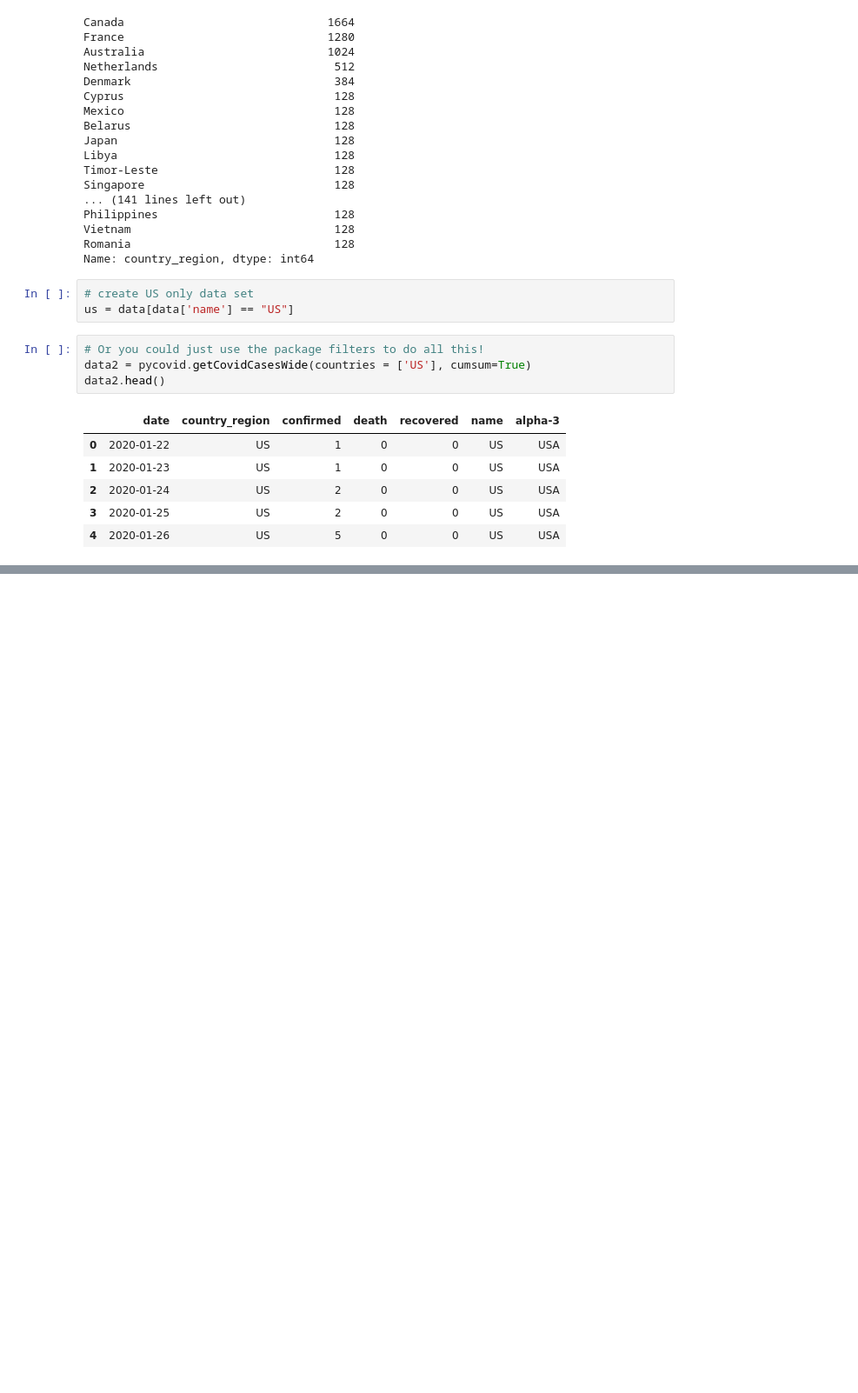
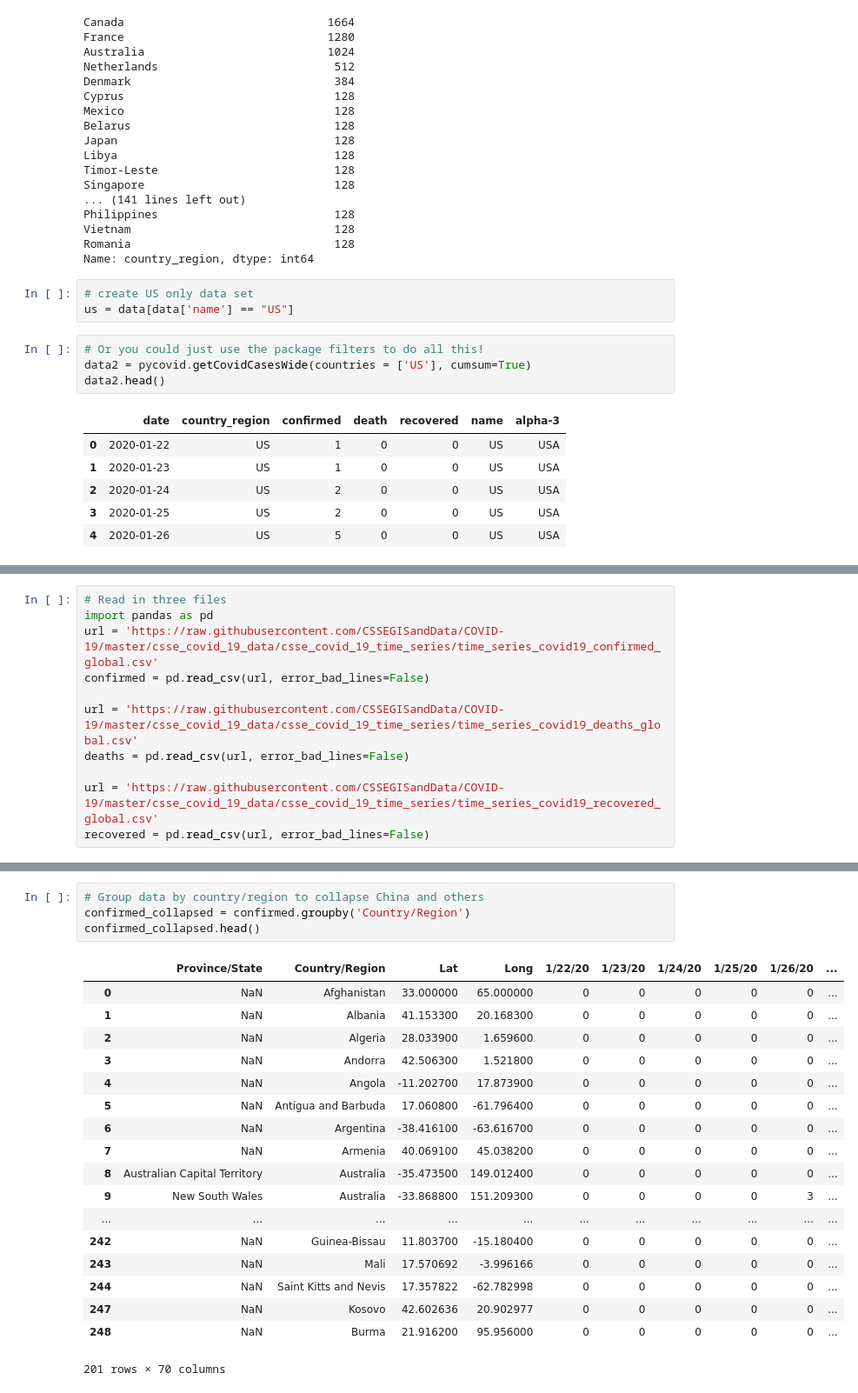
Before and after one commit to martonik/COVID-19, a Jupyter notebook: COVID_tracking.ipynb, the cells around one changed output, grey strips where cells are left out. Shown at 87% size. Drawn from its saved outputs; the diff is of its cells as text; blank space fills up the shorter version.

```diff
--- a/COVID_tracking.ipynb
+++ b/COVID_tracking.ipynb
@@ -146,0 +221,11 @@ va.head()
+# %%
+# Read in three files
+import pandas as pd
+url = 'https://raw.githubusercontent.com/CSSEGISandData/COVID-19/master/csse_covid_19_data/csse_covid_19_time_series/time_series_covid19_confirmed_global.csv'
+confirmed = pd.read_csv(url, error_bad_lines=False)
+
+url = 'https://raw.githubusercontent.com/CSSEGISandData/COVID-19/master/csse_covid_19_data/csse_covid_19_time_series/time_series_covid19_deaths_global.csv'
+deaths = pd.read_csv(url, error_bad_lines=False)
+
+url = 'https://raw.githubusercontent.com/CSSEGISandData/COVID-19/master/csse_covid_19_data/csse_covid_19_time_series/time_series_covid19_recovered_global.csv'
+recovered = pd.read_csv(url, error_bad_lines=False)
@@ -146,0 +301,23 @@ va.head()
+# %%
+# Group data by country/region to collapse China and others
+confirmed_collapsed = confirmed.groupby('Country/Region')
+confirmed_collapsed.head()
+# %% [output]
+|  | Province/State | Country/Region | Lat | Long | 1/22/20 | 1/23/20 | 1/24/20 | 1/25/20 | 1/26/20 | ... |
+| 0 | NaN | Afghanistan | 33.000000 | 65.000000 | 0 | 0 | 0 | 0 | 0 | ... |
+| 1 | NaN | Albania | 41.153300 | 20.168300 | 0 | 0 | 0 | 0 | 0 | ... |
+| 2 | NaN | Algeria | 28.033900 | 1.659600 | 0 | 0 | 0 | 0 | 0 | ... |
+| 3 | NaN | Andorra | 42.506300 | 1.521800 | 0 | 0 | 0 | 0 | 0 | ... |
+| 4 | NaN | Angola | -11.202700 | 17.873900 | 0 | 0 | 0 | 0 | 0 | ... |
+| 5 | NaN | Antigua and Barbuda | 17.060800 | -61.796400 | 0 | 0 | 0 | 0 | 0 | ... |
+| 6 | NaN | Argentina | -38.416100 | -63.616700 | 0 | 0 | 0 | 0 | 0 | ... |
+| 7 | NaN | Armenia | 40.069100 | 45.038200 | 0 | 0 | 0 | 0 | 0 | ... |
+| 8 | Australian Capital Territory | Australia | -35.473500 | 149.012400 | 0 | 0 | 0 | 0 | 0 | ... |
+| 9 | New South Wales | Australia | -33.868800 | 151.209300 | 0 | 0 | 0 | 0 | 3 | ... |
+| ... | ... | ... | ... | ... | ... | ... | ... | ... | ... | ... |
+| 242 | NaN | Guinea-Bissau | 11.803700 | -15.180400 | 0 | 0 | 0 | 0 | 0 | ... |
+| 243 | NaN | Mali | 17.570692 | -3.996166 | 0 | 0 | 0 | 0 | 0 | ... |
+| 244 | NaN | Saint Kitts and Nevis | 17.357822 | -62.782998 | 0 | 0 | 0 | 0 | 0 | ... |
+| 247 | NaN | Kosovo | 42.602636 | 20.902977 | 0 | 0 | 0 | 0 | 0 | ... |
+| 248 | NaN | Burma | 21.916200 | 95.956000 | 0 | 0 | 0 | 0 | 0 | ... |
+201 rows × 70 columns
```
Also changed, not shown: parts of 34 cells of this notebook.
